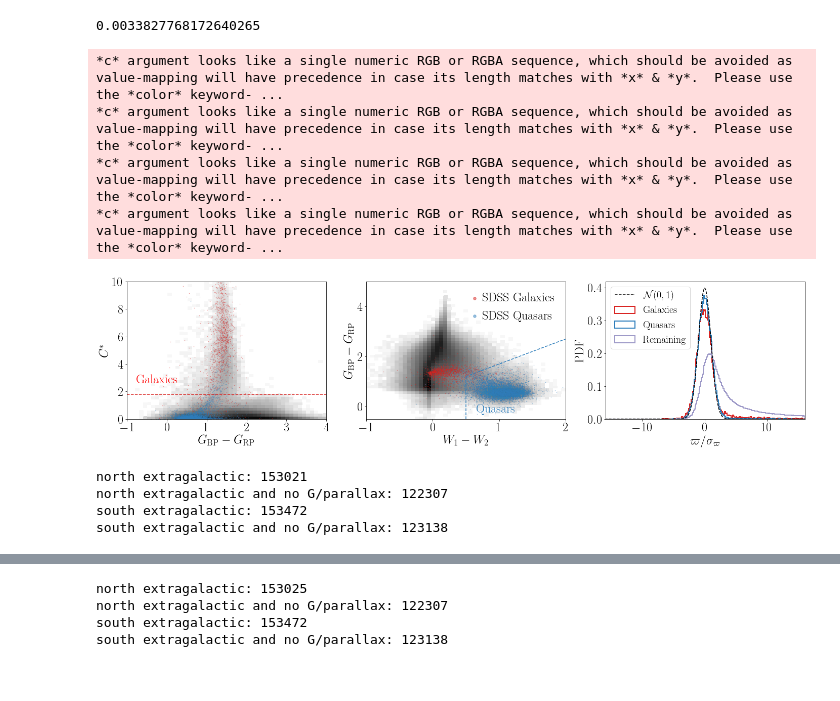
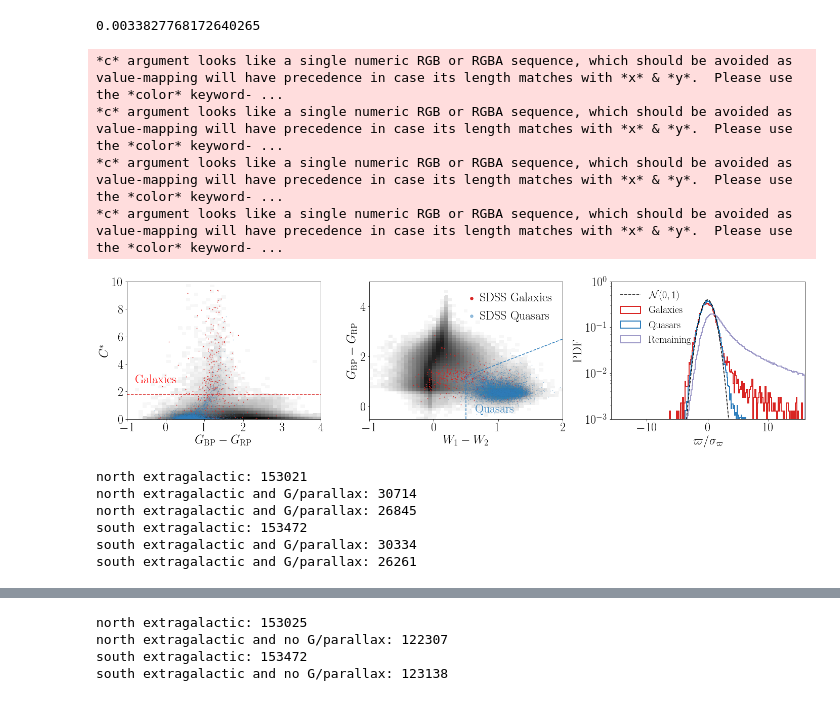
Before and after one commit to aeverall/mwtrace, a Jupyter notebook: gaia/Gaia b>80 Sample.ipynb, the cells around one changed output, grey strips where cells are left out. Cells and saved outputs as stored; diff of their text form; code cells hidden in the pictures.

```diff
--- a/gaia/Gaia b>80 Sample.ipynb
+++ b/gaia/Gaia b>80 Sample.ipynb
@@ -59,8 +59,8 @@ filename="/data/asfe2/Projects/mwtrace_data/gaia/%s.h" % file
 size = 'full'
 # Load Sample
 #keys = {'phot_g_mean_mag':'phot_g_mean_mag', 'parallax':'parallax', 'b':'b', 'parallax_error':'parallax_error', }
-keys = ['source_id', 'phot_g_mean_mag', 'phot_g_corr', 'parallax','l', 'b', 'parallax_error', 'zeropoint',
-        'specobjid', 'class', 'bp_rp', 'phot_bp_rp_excess_factor', 'w1', 'w2']
+keys = ['source_id', 'phot_g_mean_mag', 'phot_g_corr', 'parallax','l', 'b', 'parallax_error', 'parallax_error_corr', 'zeropoint',
+        'specobjid', 'class', 'bp_rp', 'phot_bp_rp_excess_factor', 'phot_bp_rp_excess_factor_c', 'w1', 'w2', 'ruwe']
 sample = {};
 for cardinal in ['south', 'north']:
     sample[cardinal]={}
@@ -80,6 +80,11 @@ for cardinal in ['south', 'north']:
 # %% [output]
 942006/942006
 905216/905216
+# %%
+excess_c = {}
+with h5py.File(filename, 'r') as hf:
+    for cardinal in ['south', 'north']:
+        excess_c[cardinal]=hf[cardinal]['phot_bp_rp_excess_factor_c'][...]
 # %% [markdown]
 # 1) Given G magnitude
 # %%
@@ -100,0 +108,6 @@ south No G or parallax 647
+# %%
+for cardinal in ['north', 'south']:
+    sample[cardinal]['select2'] = (sample[cardinal]['ruwe']<1.4)&(sample[cardinal]['phot_g_mean_mag']>5)
+    print(f"{cardinal}G>5 {np.sum(sample[cardinal]['phot_g_mean_mag']>5)}")
+    print(f"{cardinal} RUWE<1.4: {np.sum(sample[cardinal]['ruwe']<1.4)}")
+    print(f"{cardinal} both: {np.sum(sample[cardinal]['select2'])}")
@@ -251,7 +316,7 @@ np.sum(astrometry&~np.isnan(spec['specobjid'])&(spec_gal|spec_qso)) \
 # %%
 fig, axes = plt.subplots(1,3,figsize=(24,5))
 
-subset = spec['select1']#~np.isnan(spec['parallax']) #spec['south'] &
+subset = spec['select1']&spec['select2']#~np.isnan(spec['parallax']) #spec['south'] &
 
 c_gal = cm.Reds(0.7)
 c_qso = cm.Blues(0.7)
@@ -279,7 +344,7 @@ plt.ylim(lims[2], lims[3])
 
 plt.scatter((spec['bp_rp'])[subset&spec_gal],
             spec['phot_bp_rp_excess_factor_c'][subset&spec_gal],
-            s=0.2, alpha=0.5, c=c_gal, label='SDSS Galaxies')
+            s=0.5, alpha=1, c=c_gal, label='SDSS Galaxies')
 plt.scatter((spec['bp_rp'])[subset&spec_qso],
             spec['phot_bp_rp_excess_factor_c'][subset&spec_qso],
             s=0.2, alpha=0.5, c=c_qso, label='SDSS Quasars')
@@ -306,7 +371,7 @@ plt.plot([w1w2_cut,lims[1]],[w1w2_cut+0.7,lims[1]+0.7], linestyle='--', color=c_
 
 plt.scatter((spec['w1']-spec['w2'])[subset&spec_gal],
             (spec['bp_rp'])[subset&spec_gal],
-            s=0.2, alpha=0.5, c=c_gal, label='SDSS Galaxies')
+            s=0.5, alpha=1, c=c_gal, label='SDSS Galaxies')
 plt.scatter((spec['w1']-spec['w2'])[subset&spec_qso],
             (spec['bp_rp'])[subset&spec_qso],
             s=0.2, alpha=0.5, c=c_qso, label='SDSS Quasars')
@@ -316,47 +381,53 @@ lgnd.legendHandles[1]._sizes = [30]
 
 plt.xlim(lims[0], lims[1])
 plt.ylim(lims[2], lims[3])
 
 plt.text(w12cut[0]*0.7+lims[1]*0.3,
          lims[2]*0.85+w12cut[1]*0.15, "Quasars", c=c_qso, ha='center', va='center')
 
 
 plt.sca(axes[2])
 
 bins = np.linspace(-16,16,251)
 
 plt.hist((spec['parallax']/spec['parallax_error'])[galaxies],
              bins=bins, label='Galaxies', histtype='step', density=True, linewidth=2, color=c_gal);
 plt.hist((spec['parallax']/spec['parallax_error'])[quasars],
              bins=bins, label='Quasars', histtype='step', density=True, linewidth=2, color=c_qso);
 plt.hist((spec['parallax']/spec['parallax_error'])[~(galaxies|quasars)],
              bins=bins, label='Remaining', histtype='step', density=True, linewidth=2, color=c_other);
+plt.yscale('log'); plt.ylim(0.001,1.)
 
 plt.plot(bins, scipy.stats.norm.pdf(bins,0,1), '--k', label=r"$\mathcal{N}(0,1)$")
 
-plt.legend(loc='upper left', fontsize=20)
+plt.legend(loc='upper left', fontsize=20, frameon=False)
 plt.xlim(bins[1], bins[-1])
 
 plt.xlabel(r'$\varpi/\sigma_\varpi$'); plt.ylabel(r'PDF')
 
-plt.savefig('figs/extragalactic_unwise_sdss_source_filters.png', bbox_inches='tight', dpi=200, facecolor='w', transparent=False)
+plt.subplots_adjust(wspace=0.25)
+
+# plt.savefig('figs/extragalactic_unwise_sdss_source_filters.png', bbox_inches='tight', dpi=200, facecolor='w', transparent=False)
 # %% [output]
 *c* argument looks like a single numeric RGB or RGBA sequence, which should be avoided as value-mapping will have precedence in case its length matches with *x* & *y*.  Please use the *color* keyword- ...
 *c* argument looks like a single numeric RGB or RGBA sequence, which should be avoided as value-mapping will have precedence in case its length matches with *x* & *y*.  Please use the *color* keyword- ...
 *c* argument looks like a single numeric RGB or RGBA sequence, which should be avoided as value-mapping will have precedence in case its length matches with *x* & *y*.  Please use the *color* keyword- ...
 *c* argument looks like a single numeric RGB or RGBA sequence, which should be avoided as value-mapping will have precedence in case its length matches with *x* & *y*.  Please use the *color* keyword- ...
-[figure, old version]
+[figure, new version]
 # %%
 for cardinal in ['north', 'south']:
     galaxies = sample[cardinal]['phot_bp_rp_excess_factor_c']>excess_cut
     quasars  = (sample[cardinal]['w1']-sample[cardinal]['w2']>w1w2_cut)&(sample[cardinal]['bp_rp']<bprp_cut)
     quasars  = (sample[cardinal]['w1']-sample[cardinal]['w2']>w1w2_cut)&((sample[cardinal]['bp_rp'])<(sample[cardinal]['w1']-sample[cardinal]['w2'])+0.7)
 
-    sample[cardinal]['select2'] = ~galaxies & ~quasars
-    print(f"{cardinal} extragalactic: {np.sum(~sample[cardinal]['select2'])}")
-    print(f"{cardinal} extragalactic and no G/parallax: {np.sum(~sample[cardinal]['select2']&~sample[cardinal]['select1'])}")
+    sample[cardinal]['select3'] = ~galaxies & ~quasars
+    print(f"{cardinal} extragalactic: {np.sum(~sample[cardinal]['select3'])}")
+    print(f"{cardinal} extragalactic and G/parallax: {np.sum(~sample[cardinal]['select3']&sample[cardinal]['select1'])}")
+    print(f"{cardinal} extragalactic and G/parallax: {np.sum(~sample[cardinal]['select3']&sample[cardinal]['select2']&sample[cardinal]['select1'])}")
 # %% [output]
 north extragalactic: 153021
-north extragalactic and no G/parallax: 122307
+north extragalactic and G/parallax: 30714
+north extragalactic and G/parallax: 26845
 south extragalactic: 153472
-south extragalactic and no G/parallax: 123138
+south extragalactic and G/parallax: 30334
+south extragalactic and G/parallax: 26261
```
Also changed, not shown: parts of 25 cells of this notebook, 15 other files.
